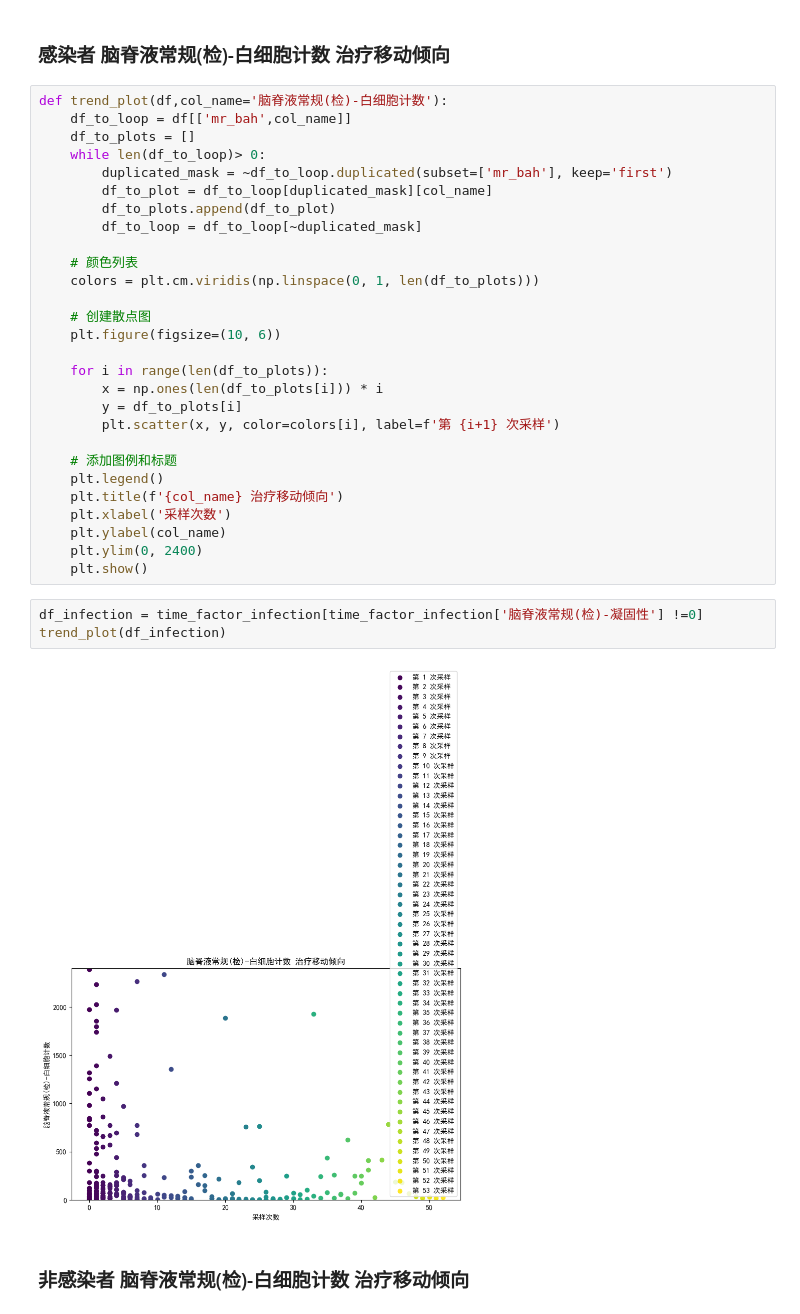
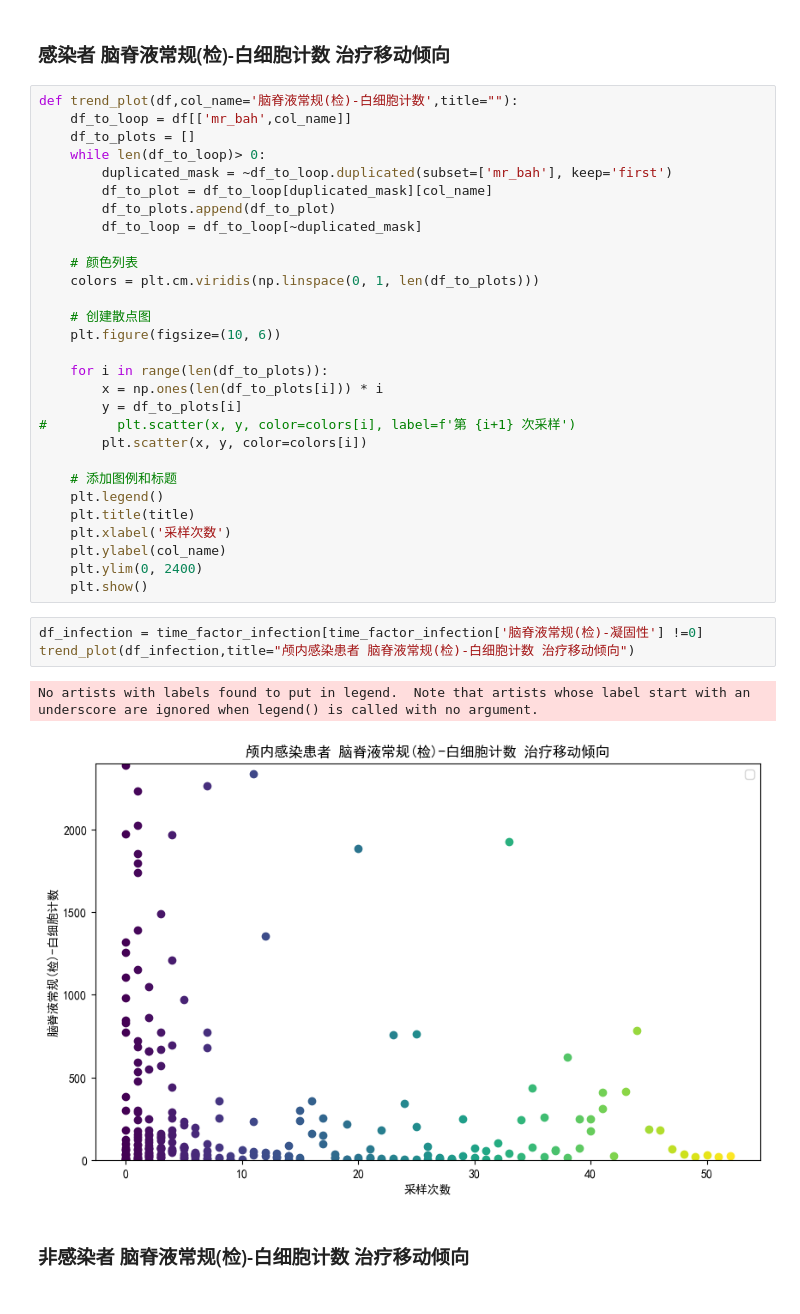
Before and after one commit to SigurYang/Mathematical-modeling, a Jupyter notebook: time_series_analysis.ipynb, the cells around one changed output. Saved outputs shown, nothing was run; the diff lists cells and outputs as text.

```diff
--- a/time_series_analysis.ipynb
+++ b/time_series_analysis.ipynb
@@ -201,7 +192,7 @@ np_infection[:,2:].mean(0), np_noninfection[:,2:].mean(0)
 # %% [markdown]
 ### 感染者 脑脊液常规(检)-白细胞计数 治疗移动倾向
 # %%
-def trend_plot(df,col_name='脑脊液常规(检)-白细胞计数'):
+def trend_plot(df,col_name='脑脊液常规(检)-白细胞计数',title=""):
     df_to_loop = df[['mr_bah',col_name]]
     df_to_plots = []
     while len(df_to_loop)> 0:
@@ -219,20 +210,22 @@ def trend_plot(df,col_name='脑脊液常规(检)-白细胞计数'):
     for i in range(len(df_to_plots)):
         x = np.ones(len(df_to_plots[i])) * i
         y = df_to_plots[i]
-        plt.scatter(x, y, color=colors[i], label=f'第 {i+1} 次采样')
+#         plt.scatter(x, y, color=colors[i], label=f'第 {i+1} 次采样')
+        plt.scatter(x, y, color=colors[i])
 
     # 添加图例和标题
     plt.legend()
-    plt.title(f'{col_name} 治疗移动倾向')
+    plt.title(title)
     plt.xlabel('采样次数')
     plt.ylabel(col_name)
     plt.ylim(0, 2400)
     plt.show()
 # %%
 df_infection = time_factor_infection[time_factor_infection['脑脊液常规(检)-凝固性'] !=0]
-trend_plot(df_infection)
+trend_plot(df_infection,title="颅内感染患者 脑脊液常规(检)-白细胞计数 治疗移动倾向")
 # %% [output]
+No artists with labels found to put in legend.  Note that artists whose label start with an underscore are ignored when legend() is called with no argument.
-[figure, old version]
+[figure, new version]
 # %% [markdown]
 ### 非感染者 脑脊液常规(检)-白细胞计数 治疗移动倾向
 # %%
```
Also changed, not shown: parts of 5 cells of this notebook, 7 other files.
